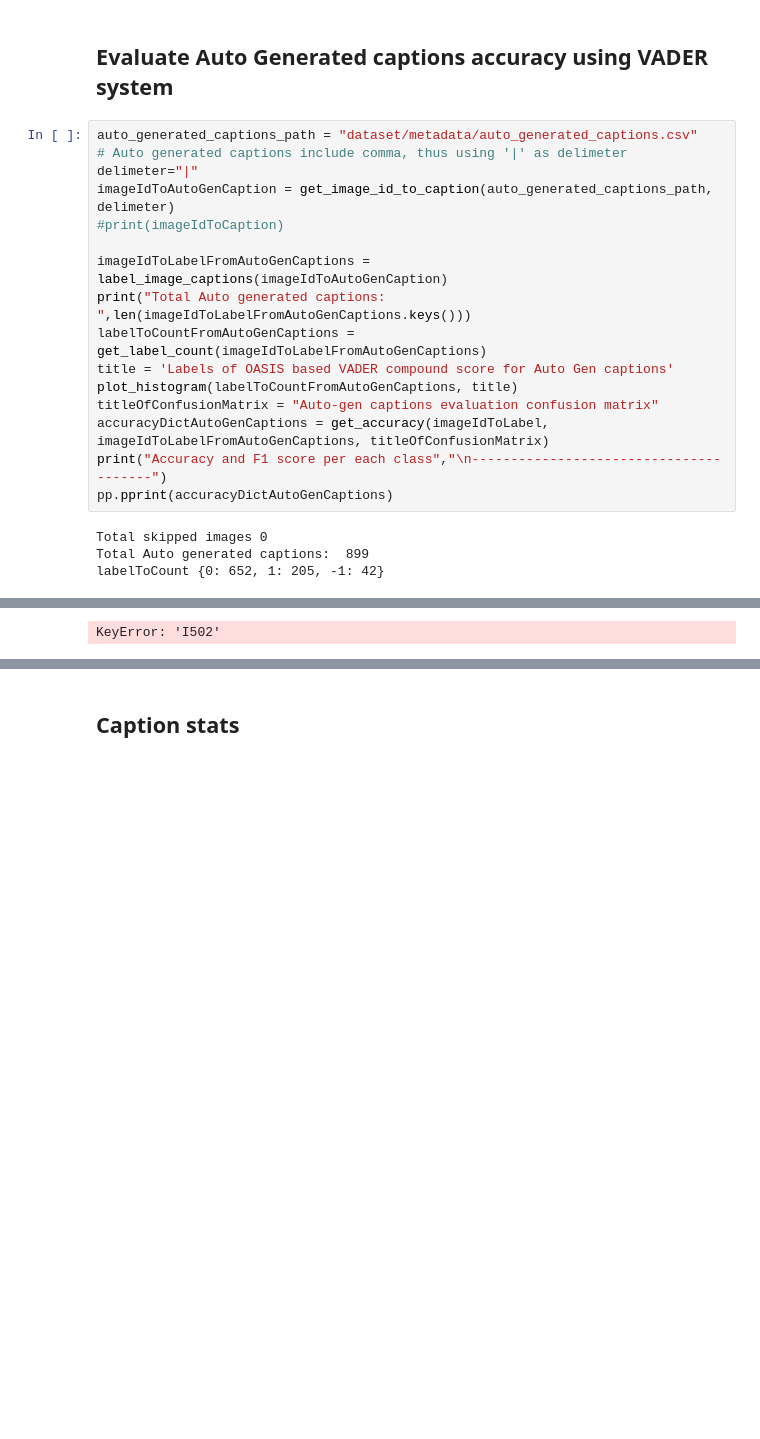
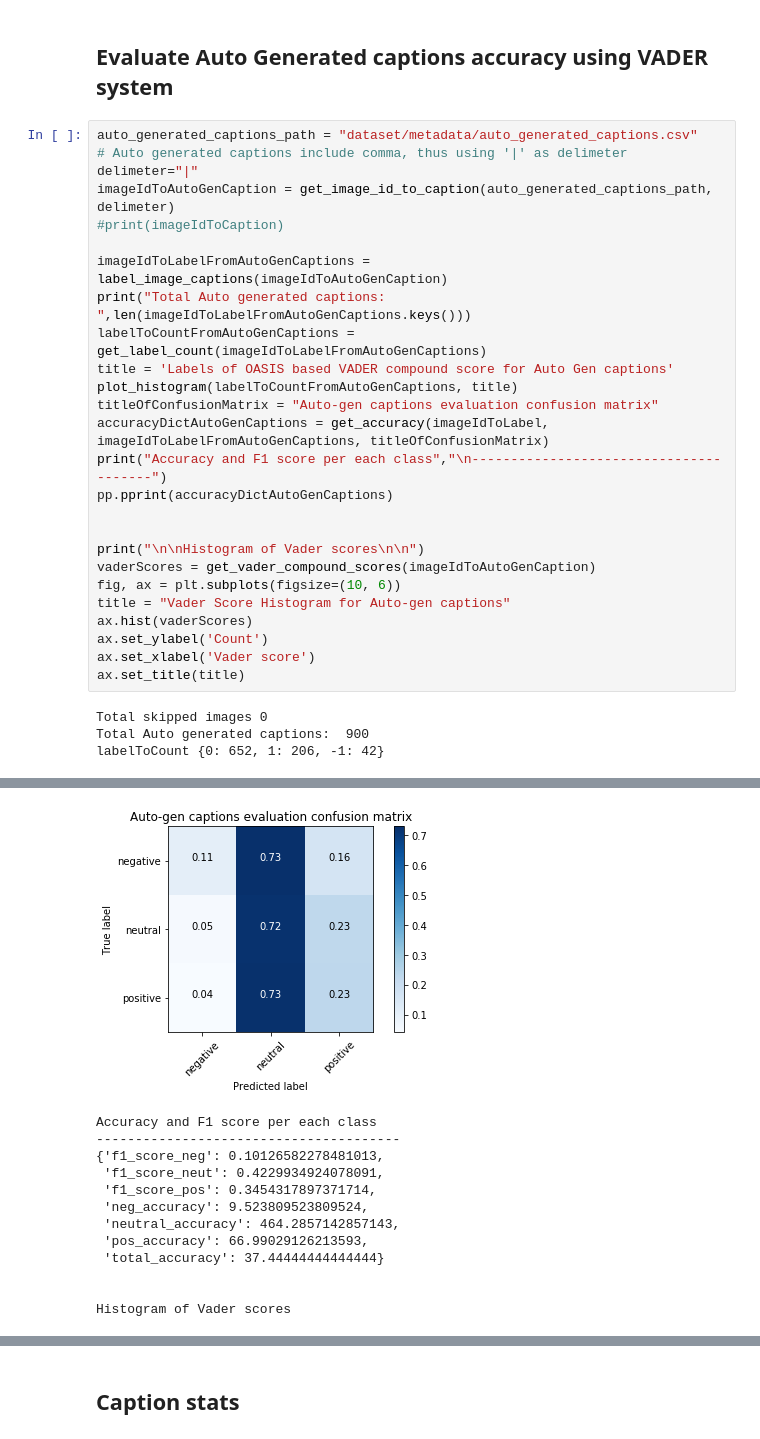
Before and after one commit to elkhand/human-emotions-classifier, a Jupyter notebook: Evaluating-Image-Captions-With-VADER.ipynb, the cells around one changed output, grey strips where cells are left out. Saved outputs shown, nothing was run; the diff lists cells and outputs as text; blank space fills up the shorter version.

```diff
--- a/Evaluating-Image-Captions-With-VADER.ipynb
+++ b/Evaluating-Image-Captions-With-VADER.ipynb
@@ -271,22 +304,44 @@ clean_auto_generated_captions(auto_generated_caption_input_path, auto_generated_
 # %%
 auto_generated_captions_path = "dataset/metadata/auto_generated_captions.csv"
 # Auto generated captions include comma, thus using '|' as delimeter
 delimeter="|"
 imageIdToAutoGenCaption = get_image_id_to_caption(auto_generated_captions_path, delimeter)
 #print(imageIdToCaption)
 
 imageIdToLabelFromAutoGenCaptions = label_image_captions(imageIdToAutoGenCaption)
 print("Total Auto generated captions: ",len(imageIdToLabelFromAutoGenCaptions.keys()))
 labelToCountFromAutoGenCaptions = get_label_count(imageIdToLabelFromAutoGenCaptions)
 title = 'Labels of OASIS based VADER compound score for Auto Gen captions'
 plot_histogram(labelToCountFromAutoGenCaptions, title)
 titleOfConfusionMatrix = "Auto-gen captions evaluation confusion matrix"
 accuracyDictAutoGenCaptions = get_accuracy(imageIdToLabel, imageIdToLabelFromAutoGenCaptions, titleOfConfusionMatrix)
 print("Accuracy and F1 score per each class","\n---------------------------------------")
 pp.pprint(accuracyDictAutoGenCaptions)
+
+
+print("\n\nHistogram of Vader scores\n\n")
+vaderScores = get_vader_compound_scores(imageIdToAutoGenCaption)
+fig, ax = plt.subplots(figsize=(10, 6))
+title = "Vader Score Histogram for Auto-gen captions"
+ax.hist(vaderScores)
+ax.set_ylabel('Count')
+ax.set_xlabel('Vader score')
+ax.set_title(title)
 # %% [output]
 Total skipped images 0
-Total Auto generated captions:  899
-labelToCount {0: 652, 1: 205, -1: 42}
+Total Auto generated captions:  900
+labelToCount {0: 652, 1: 206, -1: 42}
 [figure]
+[figure, added]
-KeyError: 'I502'
+Accuracy and F1 score per each class
+---------------------------------------
+{'f1_score_neg': 0.10126582278481013,
+ 'f1_score_neut': 0.4229934924078091,
+ 'f1_score_pos': 0.3454317897371714,
+ 'neg_accuracy': 9.523809523809524,
+ 'neutral_accuracy': 464.2857142857143,
+ 'pos_accuracy': 66.99029126213593,
+ 'total_accuracy': 37.44444444444444}
+
+
+Histogram of Vader scores
```
Also changed, not shown: parts of 8 cells of this notebook, 1 other file.
